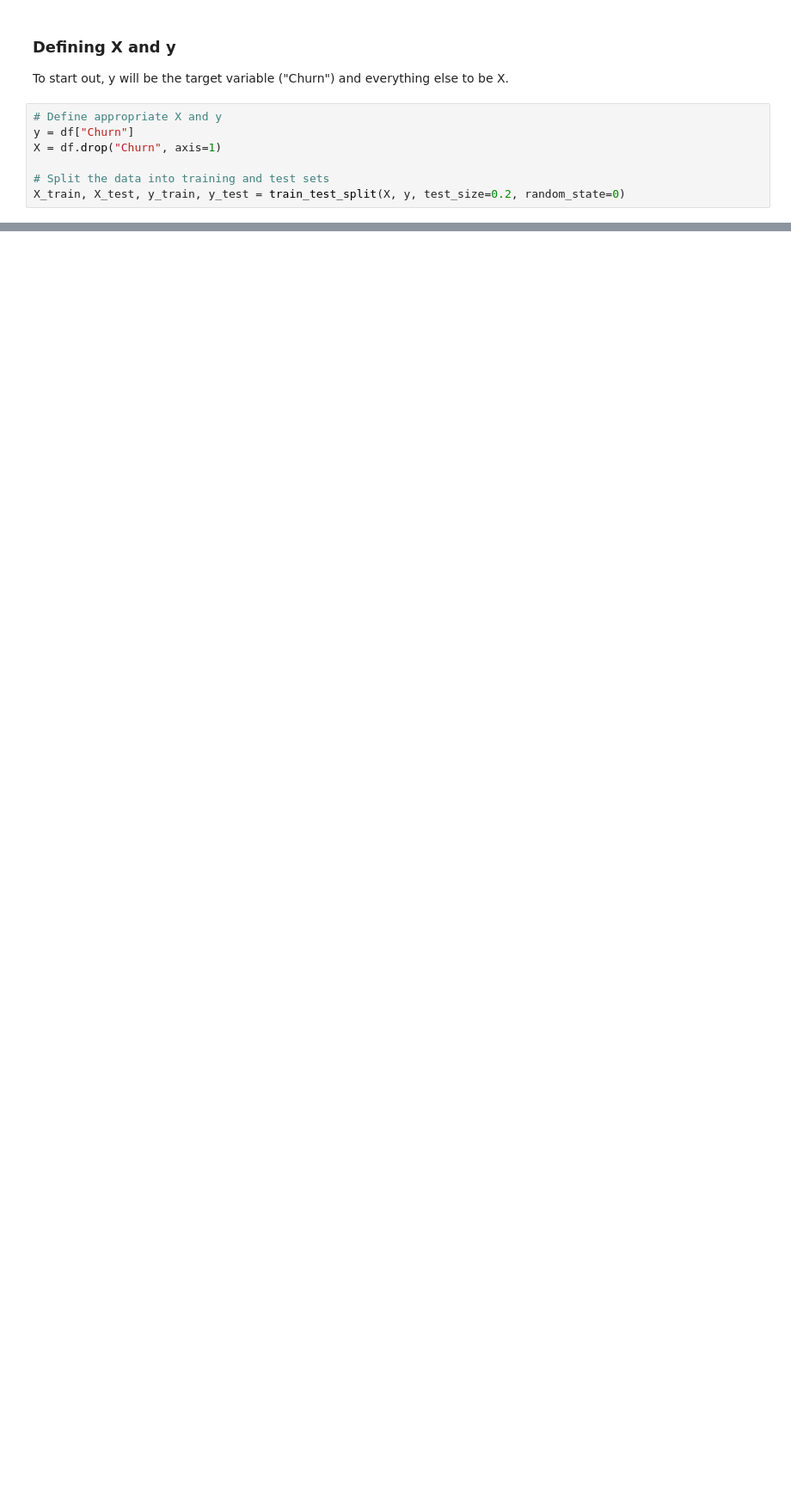
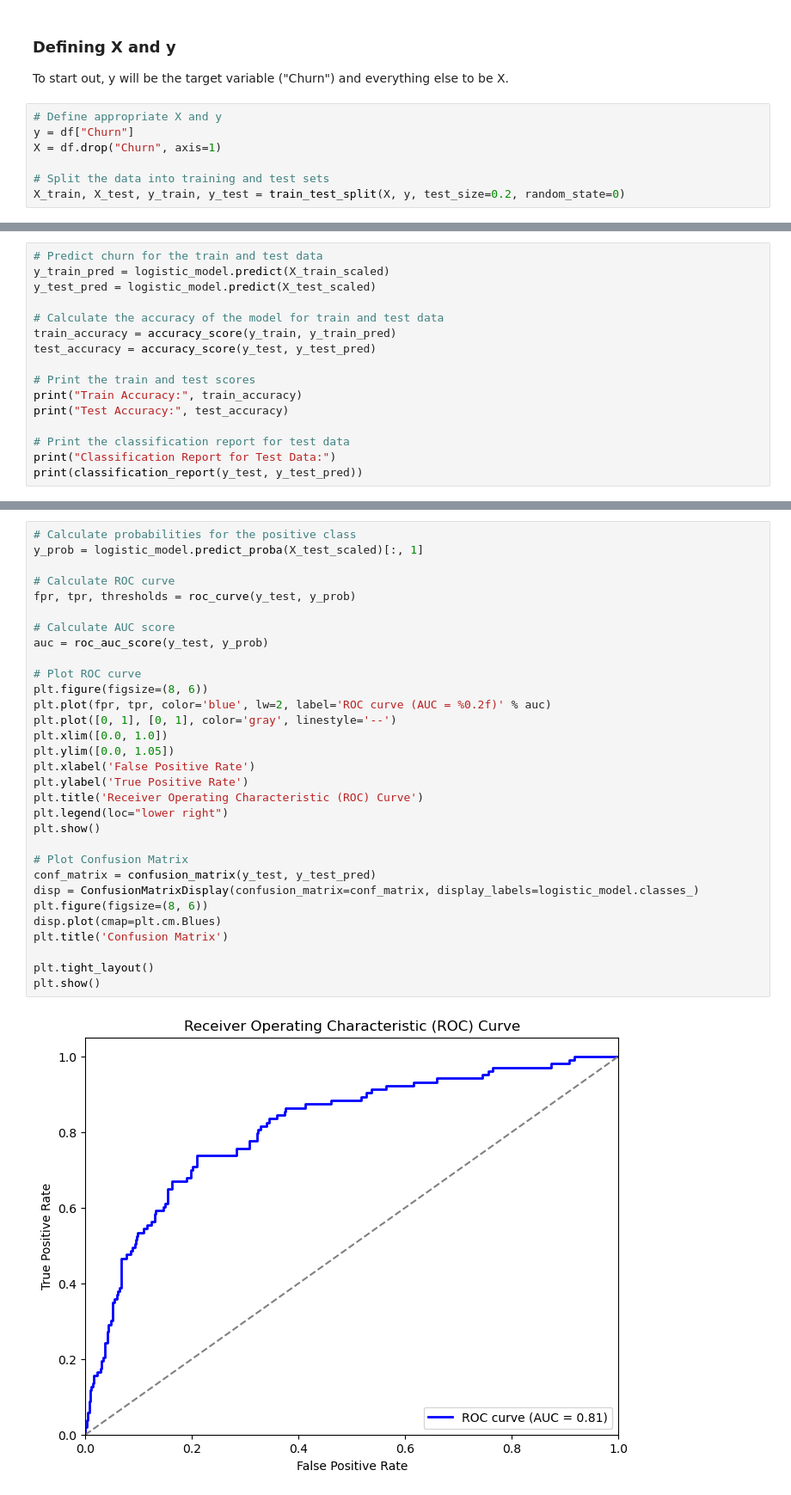
Before and after one commit to idatonui/Phase-3-project-SyriaTel-Customer-Churn, a Jupyter notebook: index.ipynb, the cells around one changed output, grey strips where cells are left out. Shown at 86% size. Drawn from its saved outputs; the diff is of its cells as text; blank space fills up the shorter version.

```diff
--- a/index.ipynb
+++ b/index.ipynb
@@ -601,0 +640,16 @@ X_train, X_test, y_train, y_test = train_test_split(X, y, test_size=0.2, random_
+# %%
+# Predict churn for the train and test data
+y_train_pred = logistic_model.predict(X_train_scaled)
+y_test_pred = logistic_model.predict(X_test_scaled)
+
+# Calculate the accuracy of the model for train and test data
+train_accuracy = accuracy_score(y_train, y_train_pred)
+test_accuracy = accuracy_score(y_test, y_test_pred)
+
+# Print the train and test scores
+print("Train Accuracy:", train_accuracy)
+print("Test Accuracy:", test_accuracy)
+
+# Print the classification report for test data
+print("Classification Report for Test Data:")
+print(classification_report(y_test, y_test_pred))
@@ -601,0 +668,33 @@ X_train, X_test, y_train, y_test = train_test_split(X, y, test_size=0.2, random_
+# %%
+# Calculate probabilities for the positive class
+y_prob = logistic_model.predict_proba(X_test_scaled)[:, 1]
+
+# Calculate ROC curve
+fpr, tpr, thresholds = roc_curve(y_test, y_prob)
+
+# Calculate AUC score
+auc = roc_auc_score(y_test, y_prob)
+
+# Plot ROC curve
+plt.figure(figsize=(8, 6))
+plt.plot(fpr, tpr, color='blue', lw=2, label='ROC curve (AUC = %0.2f)' % auc)
+plt.plot([0, 1], [0, 1], color='gray', linestyle='--')
+plt.xlim([0.0, 1.0])
+plt.ylim([0.0, 1.05])
+plt.xlabel('False Positive Rate')
+plt.ylabel('True Positive Rate')
+plt.title('Receiver Operating Characteristic (ROC) Curve')
+plt.legend(loc="lower right")
+plt.show()
+
+# Plot Confusion Matrix
+conf_matrix = confusion_matrix(y_test, y_test_pred)
+disp = ConfusionMatrixDisplay(confusion_matrix=conf_matrix, display_labels=logistic_model.classes_)
+plt.figure(figsize=(8, 6))
+disp.plot(cmap=plt.cm.Blues)
+plt.title('Confusion Matrix')
+
+plt.tight_layout()
+plt.show()
+# %% [output]
+[figure, added]
```
Also changed, not shown: parts of 16 cells of this notebook.
